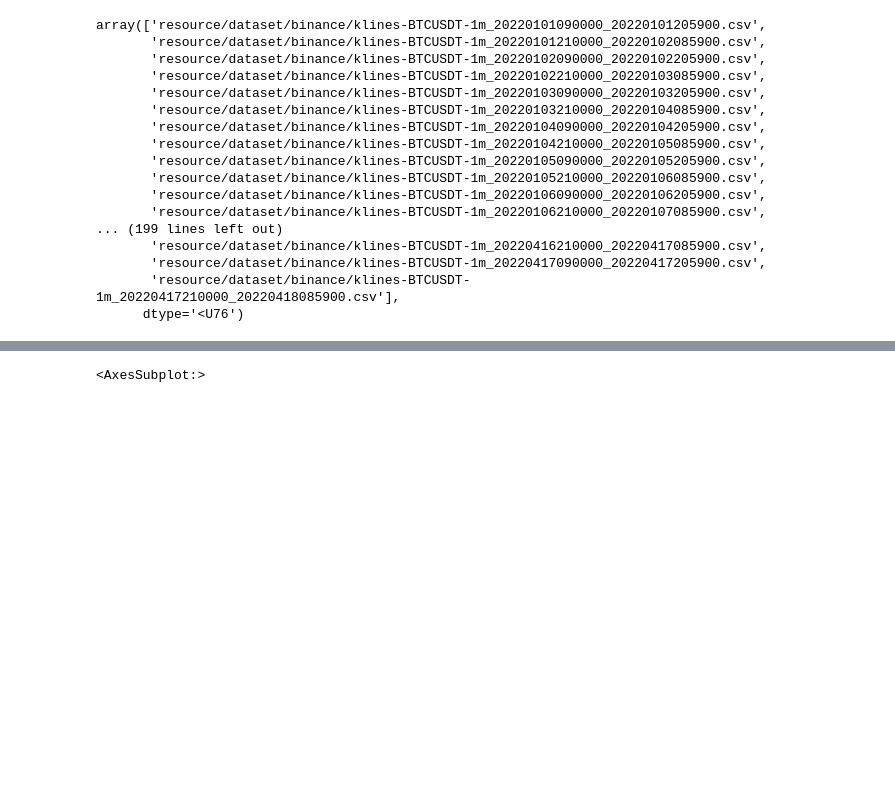
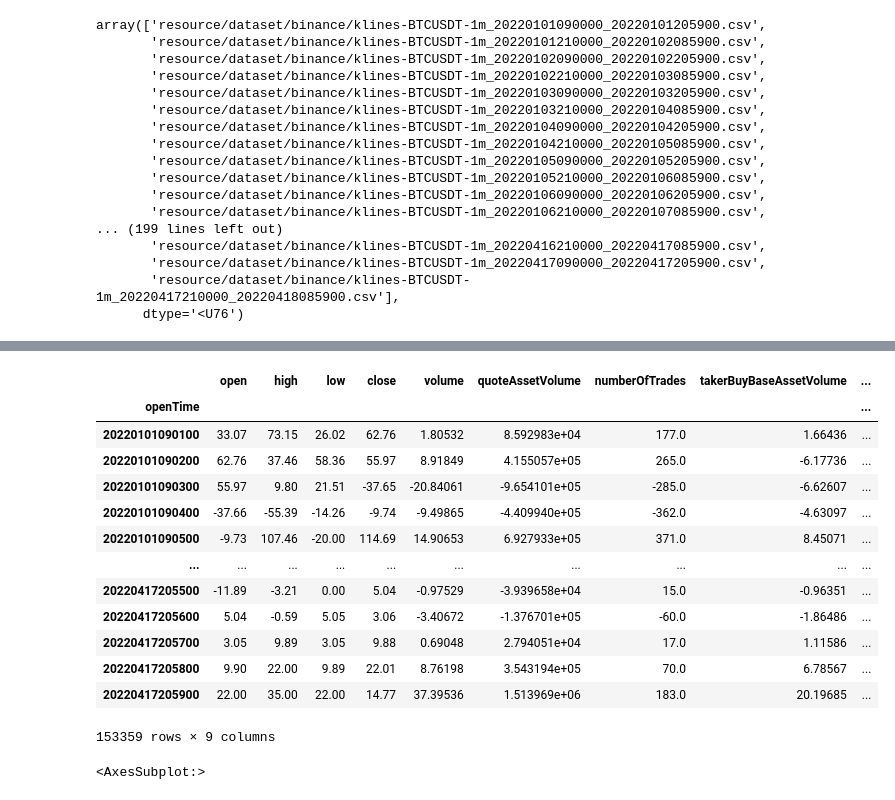
Before and after one commit to youngkwan-Ji/ML_linear-regression-binance-dataset, a Jupyter notebook: BinanceKlines_BTCUSDT.ipynb, the cells around one changed output, grey strips where cells are left out. Saved outputs shown, nothing was run; the diff lists cells and outputs as text; code cells hidden in the pictures; blank space fills up the shorter version.

```diff
--- a/BinanceKlines_BTCUSDT.ipynb
+++ b/BinanceKlines_BTCUSDT.ipynb
@@ -145,3 +133,20 @@ klines.tail()
+# %%
+klines_dataset
+# %% [output]
+|  | open | high | low | close | volume | quoteAssetVolume | numberOfTrades | takerBuyBaseAssetVolume | ... |
+| openTime |  |  |  |  |  |  |  |  | ... |
+| 20220101090100 | 33.07 | 73.15 | 26.02 | 62.76 | 1.80532 | 8.592983e+04 | 177.0 | 1.66436 | ... |
+| 20220101090200 | 62.76 | 37.46 | 58.36 | 55.97 | 8.91849 | 4.155057e+05 | 265.0 | -6.17736 | ... |
+| 20220101090300 | 55.97 | 9.80 | 21.51 | -37.65 | -20.84061 | -9.654101e+05 | -285.0 | -6.62607 | ... |
+| 20220101090400 | -37.66 | -55.39 | -14.26 | -9.74 | -9.49865 | -4.409940e+05 | -362.0 | -4.63097 | ... |
+| 20220101090500 | -9.73 | 107.46 | -20.00 | 114.69 | 14.90653 | 6.927933e+05 | 371.0 | 8.45071 | ... |
+| ... | ... | ... | ... | ... | ... | ... | ... | ... | ... |
+| 20220417205500 | -11.89 | -3.21 | 0.00 | 5.04 | -0.97529 | -3.939658e+04 | 15.0 | -0.96351 | ... |
+| 20220417205600 | 5.04 | -0.59 | 5.05 | 3.06 | -3.40672 | -1.376701e+05 | -60.0 | -1.86486 | ... |
+| 20220417205700 | 3.05 | 9.89 | 3.05 | 9.88 | 0.69048 | 2.794051e+04 | 17.0 | 1.11586 | ... |
+| 20220417205800 | 9.90 | 22.00 | 9.89 | 22.01 | 8.76198 | 3.543194e+05 | 70.0 | 6.78567 | ... |
+| 20220417205900 | 22.00 | 35.00 | 22.00 | 14.77 | 37.39536 | 1.513969e+06 | 183.0 | 20.19685 | ... |
+153359 rows × 9 columns
 # %%
 corrDf = klines_dataset.corr()
 import seaborn as sns
```
Also changed, not shown: parts of 12 cells of this notebook, 3 other files.
